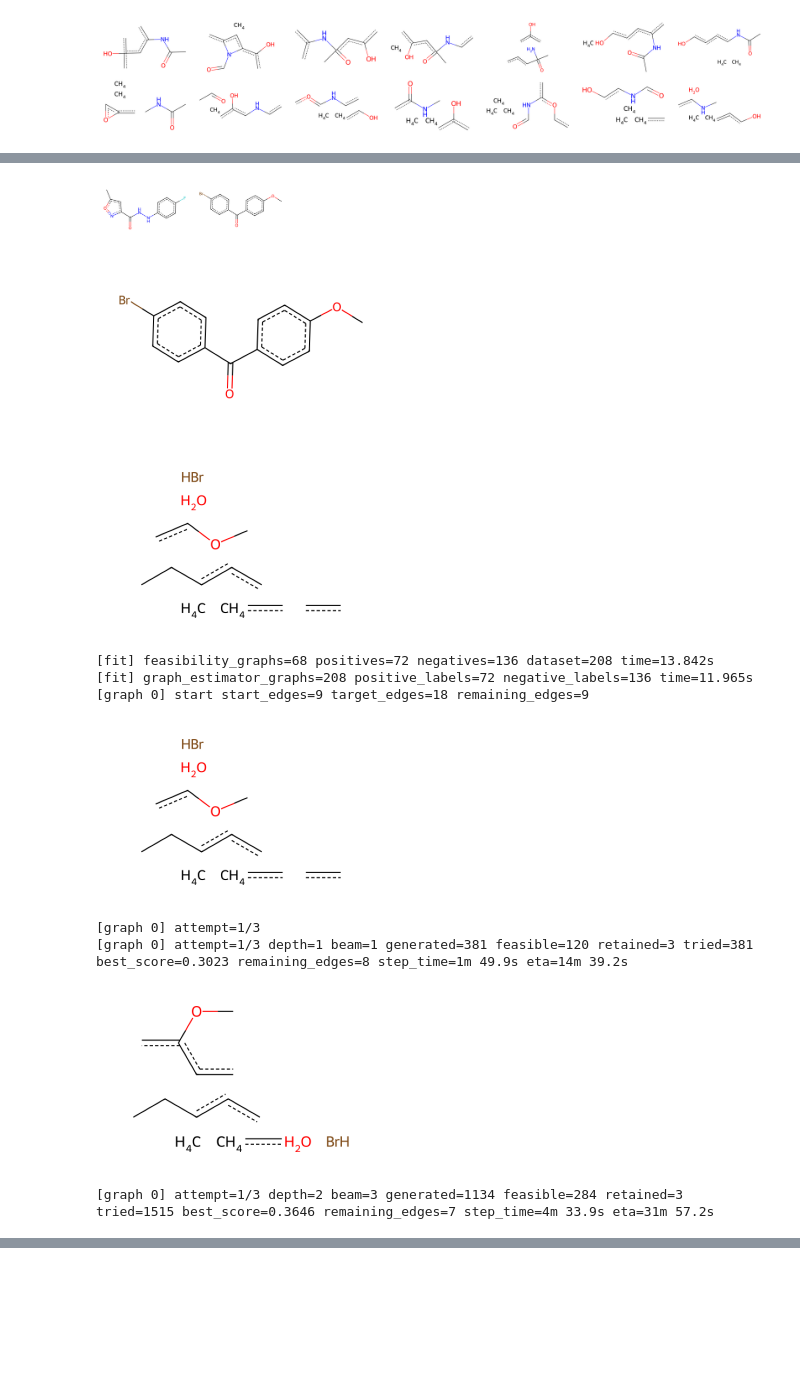
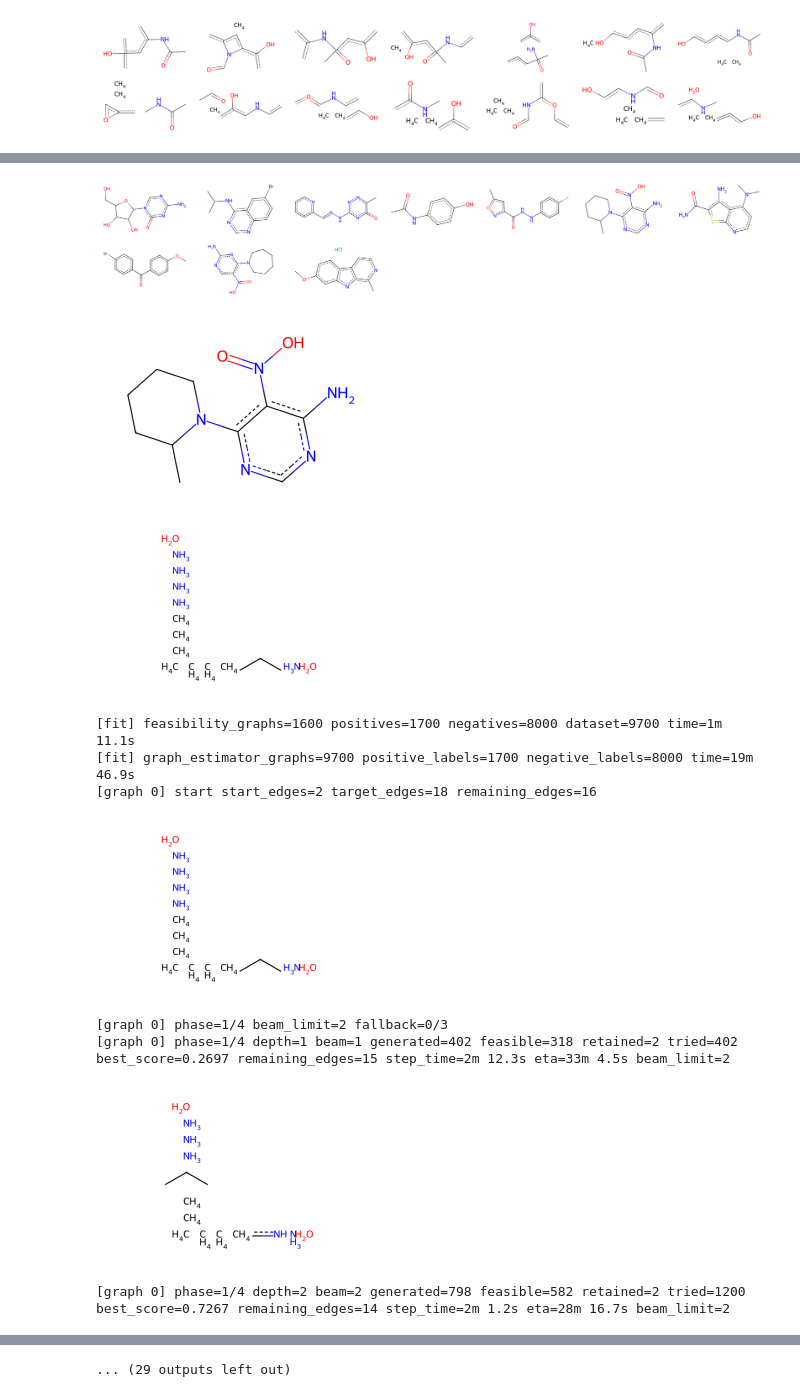
Before and after one commit to fabriziocosta/abstractgraph-generative, a Jupyter notebook: notebooks/examples/edge_regression.ipynb, the cells around one changed output, grey strips where cells are left out. Cells and saved outputs as stored; diff of their text form; code cells hidden in the pictures; blank space fills up the shorter version.

```diff
--- a/notebooks/examples/edge_regression.ipynb
+++ b/notebooks/examples/edge_regression.ipynb
@@ -167,3 +167,6 @@ _ = display_graphs(positives[:7*2], n_graphs_per_line=7)
 _ = display_graphs(negatives[:7*2], n_graphs_per_line=7)
 # %% [output]
 [figure]
+# %%
+fit_graphs = random.sample(graphs, k=min(10, len(graphs)))
+_ = display_graphs(fit_graphs, n_graphs_per_line=7)
@@ -170,59 +202,32 @@ _ = display_graphs(negatives[:7*2], n_graphs_per_line=7)
 # %%
 %%time
-fit_graphs = random.sample(graphs, k=min(2, len(graphs)))
-_ = display_graphs(fit_graphs, n_graphs_per_line=7)
-
 graph = random.choice(fit_graphs)
 _ = display_graphs([graph], n_graphs_per_line=1)
 
-start_graph, target_n_edges = remove_edges(graph, size=.5)
+start_graph, target_n_edges = remove_edges(graph, size=.9)
 _ = display_graphs([start_graph], n_graphs_per_line=1)
 
-df = neighborhood(radius=(1,2))
-transformer = AbstractGraphTransformer(
-    nbits=14,
-    decomposition_function=df,
-    return_dense=True,
-    n_jobs=-1,
-)
-graph_estimator = GraphEstimator(
-    transformer=transformer,
-    estimator=RandomForestClassifier(random_state=0, n_estimators=300, n_jobs=-1),
-)
-
-generator = EdgeGenerator(
-    feasibility_estimator,
-    graph_estimator,
-    n_negative_per_positive=2,
-    n_replicates=2,
-    beam_size=3,
-    fit_n_jobs=-1,
-    fit_backend='loky',
-    verbose=True,
-    seed=0,
-).fit(fit_graphs)
-
-
-path = generator.generate(
+generation_path = generator.generate(
     start_graph,
     n_edges=target_n_edges,
     draw_graphs_fn=lambda graphs: display_graphs(graphs, n_graphs_per_line=1),
 )
 
 print('n_fit_graphs =', len(fit_graphs))
 print('start_n_edges =', start_graph.number_of_edges())
 print('target_n_edges =', target_n_edges)
-print('path_length =', len(path))
-_ = display_graphs(path, n_graphs_per_line=min(len(path), 7))
+print('generation_path_length =', len(generation_path))
+_ = display_graphs(generation_path, n_graphs_per_line=min(len(generation_path), 7))
+_ = display_graphs([graph], n_graphs_per_line=1)
 # %% [output]
-[figure, old version]
+[figure, new version]
-[figure, old version]
+[figure, new version]
-[figure, old version]
+[figure, new version]
-[fit] feasibility_graphs=68 positives=72 negatives=136 dataset=208 time=13.842s
-[fit] graph_estimator_graphs=208 positive_labels=72 negative_labels=136 time=11.965s
-[graph 0] start start_edges=9 target_edges=18 remaining_edges=9
+[fit] feasibility_graphs=1600 positives=1700 negatives=8000 dataset=9700 time=1m 11.1s
+[fit] graph_estimator_graphs=9700 positive_labels=1700 negative_labels=8000 time=19m 46.9s
+[graph 0] start start_edges=2 target_edges=18 remaining_edges=16
-[figure, old version]
+[figure, new version]
-[graph 0] attempt=1/3
-[graph 0] attempt=1/3 depth=1 beam=1 generated=381 feasible=120 retained=3 tried=381 best_score=0.3023 remaining_edges=8 step_time=1m 49.9s eta=14m 39.2s
+[graph 0] phase=1/4 beam_limit=2 fallback=0/3
+[graph 0] phase=1/4 depth=1 beam=1 generated=402 feasible=318 retained=2 tried=402 best_score=0.2697 remaining_edges=15 step_time=2m 12.3s eta=33m 4.5s beam_limit=2
-[figure, old version]
+[figure, new version]
-[graph 0] attempt=1/3 depth=2 beam=3 generated=1134 feasible=284 retained=3 tried=1515 best_score=0.3646 remaining_edges=7 step_time=4m 33.9s eta=31m 57.2s
+[graph 0] phase=1/4 depth=2 beam=2 generated=798 feasible=582 retained=2 tried=1200 best_score=0.7267 remaining_edges=14 step_time=2m 1.2s eta=28m 16.7s beam_limit=2
@@ -229,0 +238 @@ _ = display_graphs(path, n_graphs_per_line=min(len(path), 7))
+... (29 outputs left out)
```
Also changed, not shown: parts of 7 cells of this notebook, 3 other files.
